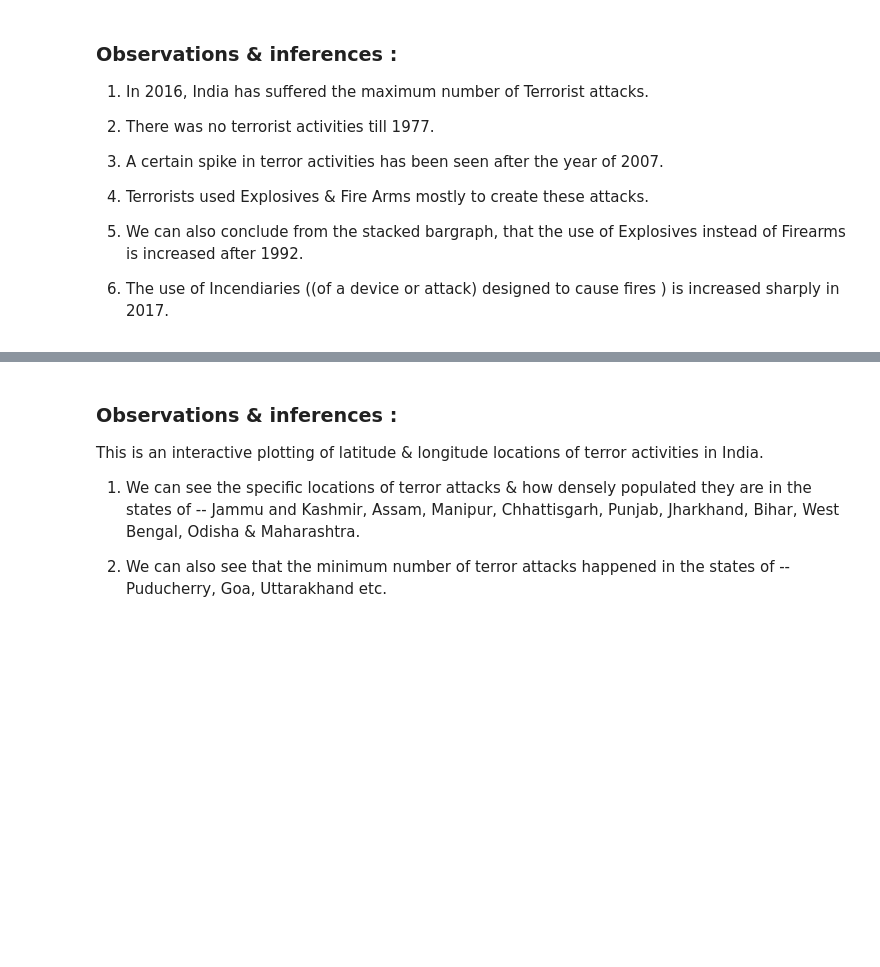
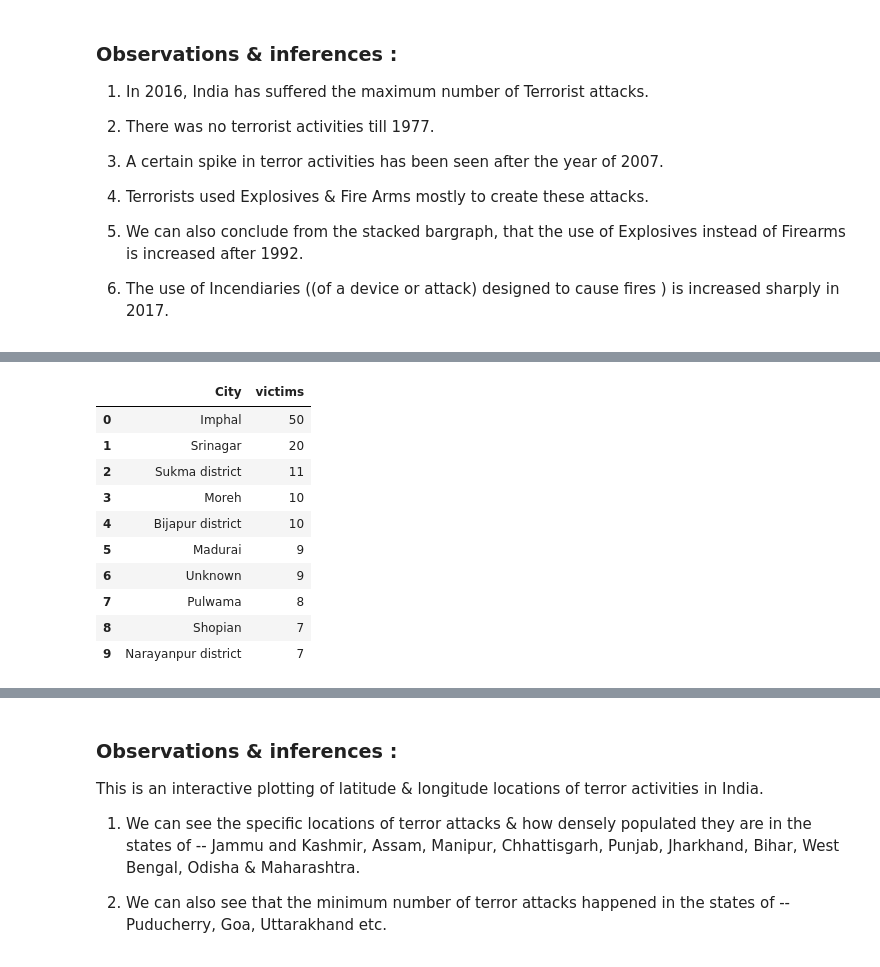
Before and after one commit to somyakmukherjee/Exploratory-Data-Analysis-on-Global-Terrorism, a Jupyter notebook: Capstone_Project_Global_terrorism_EDA_by_Somyak_Mukherjee.ipynb, the cells around one changed output, grey strips where cells are left out. Cells and saved outputs as stored; diff of their text form; code cells hidden in the pictures; blank space fills up the shorter version.

```diff
--- a/Capstone_Project_Global_terrorism_EDA_by_Somyak_Mukherjee.ipynb
+++ b/Capstone_Project_Global_terrorism_EDA_by_Somyak_Mukherjee.ipynb
@@ -505,0 +512,16 @@ plt.show()
+# %%
+# Top 10 Cities in India which were attacked by Terrorists in the year 2016:
+gt_city = gt_ind_2016.groupby('City')['victims'].count().sort_values(ascending=False).reset_index().head(10)
+gt_city
+# %% [output]
+|  | City | victims |
+| 0 | Imphal | 50 |
+| 1 | Srinagar | 20 |
+| 2 | Sukma district | 11 |
+| 3 | Moreh | 10 |
+| 4 | Bijapur district | 10 |
+| 5 | Madurai | 9 |
+| 6 | Unknown | 9 |
+| 7 | Pulwama | 8 |
+| 8 | Shopian | 7 |
+| 9 | Narayanpur district | 7 |
```
Also changed, not shown: parts of 21 cells of this notebook.
